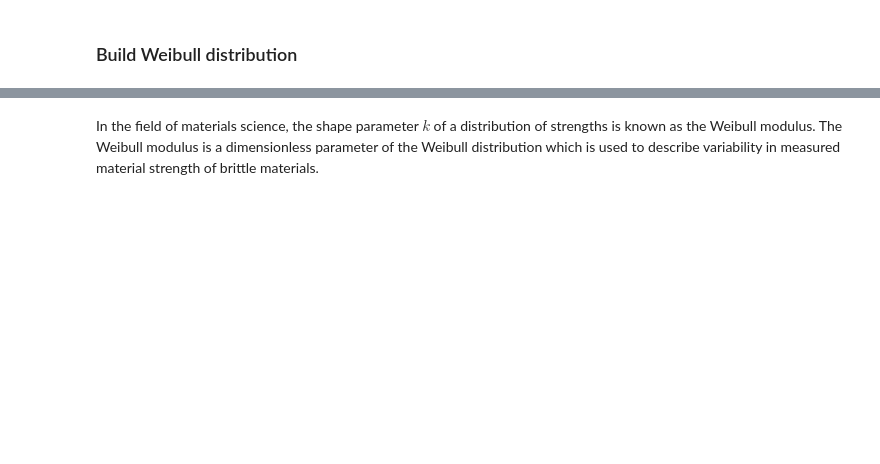
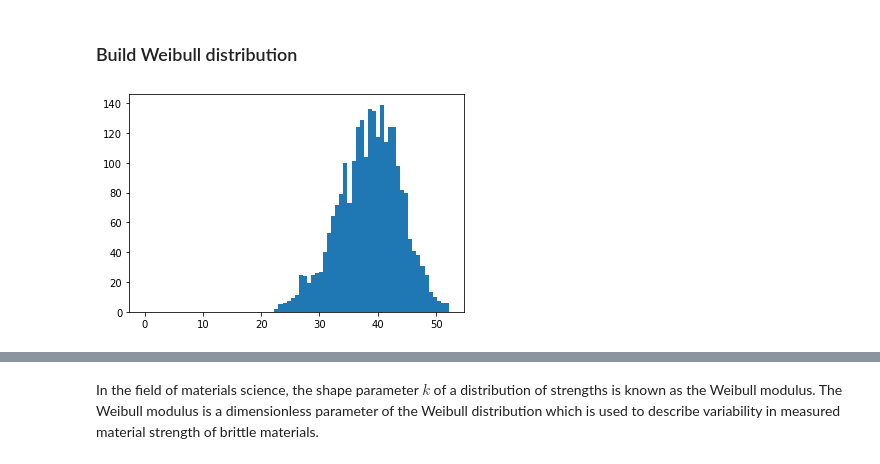
Before and after one commit to mark-hobbs/pyrf, a Jupyter notebook: Random_field_generation.ipynb, the cells around one changed output, grey strips where cells are left out. Drawn from its saved outputs; the diff is of its cells as text; code cells hidden in the pictures; blank space fills up the shorter version.

Commit message:
Weibull distribution working

```diff
--- a/Random_field_generation.ipynb
+++ b/Random_field_generation.ipynb
@@ -100,2 +100,9 @@ Standard deviation : 12.82
 # %% [markdown]
 ### Build Weibull distribution
+# %%
+weibull = Weibull(mean_fc, std_dev, 5)
+md = MD(C, weibull)
+K = md.generate_sample()
+plt.hist(K, 75, range=(0, np.max(K)));
+# %% [output]
+[figure, added]
```
Also changed, not shown: parts of 14 cells of this notebook, 2 other files.
